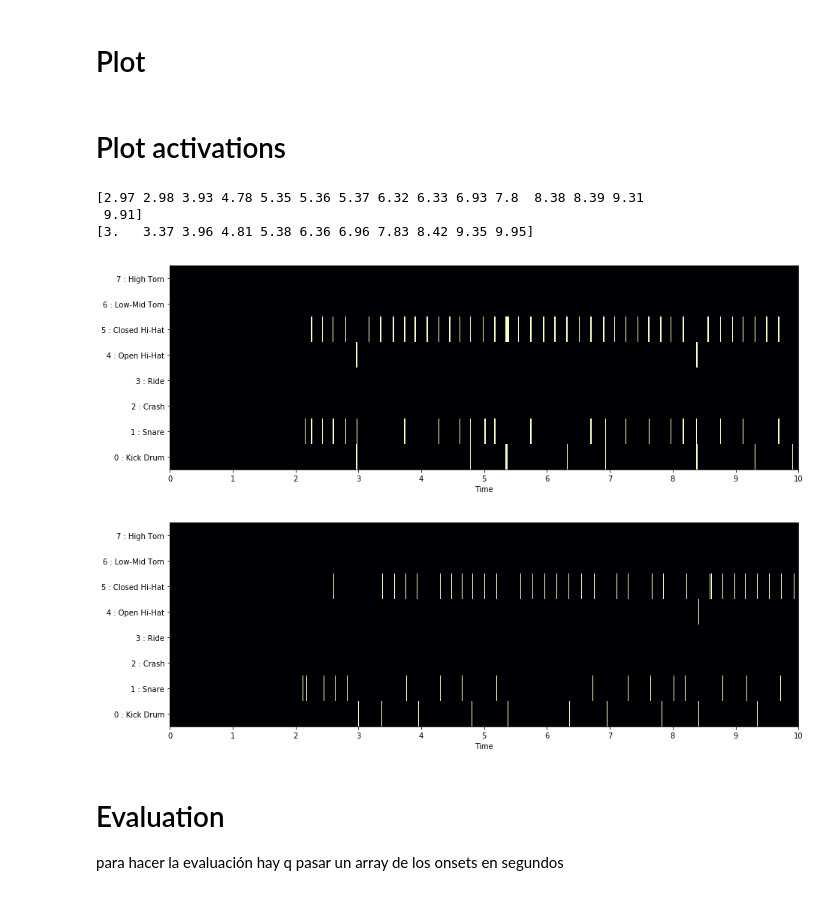
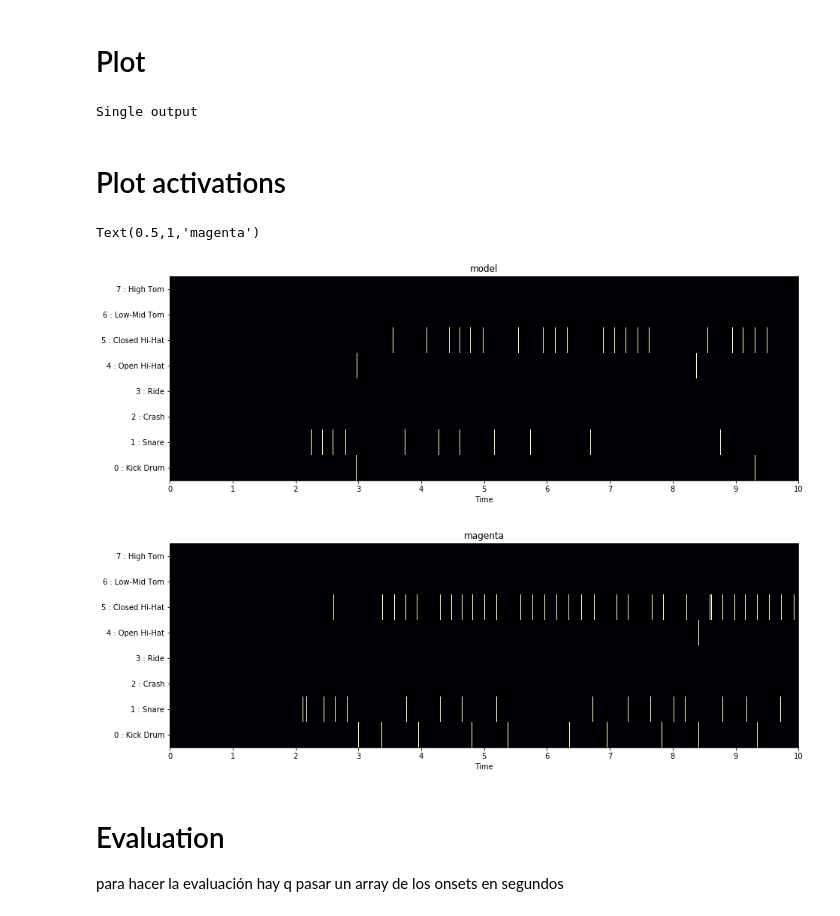
Before and after one commit to pelinski/crnn_multitask_adt, a Jupyter notebook: adt.ipynb, the cells around one changed output. Saved outputs shown, nothing was run; the diff lists cells and outputs as text; code cells hidden in the pictures.

Commit message:
added threshold evaluation routine

```diff
--- a/adt.ipynb
+++ b/adt.ipynb
@@ -169,35 +117,13 @@ drums_onsets = np.round(drums_onsets/0.01,0) # in samples
-# %%
-# map to 8 voices
-
-magenta_mapping = { # [key, [pitches]]
-    "kick":[0,[36]],
-    "snare":[1,[38,40,37]],
-    "crash":[2,[49,55,57,52]],
-    "ride":[3,[51,59,53]],
-    "open_hh":[4,[46,26]],
-    "closed_hh":[5,[42,22,44]],
-    "low_mid_tom":[6,[45,47]],
-    "high_tom":[7,[48,50]]
-}
-
-magenta_transcription = np.zeros([length_in_samples,8])
-
-for onset,inst in zip(drums_onsets,drums_instrument):
-    onset = int(onset)
-
-    # map pretty_midi pitch to magenta pitch value
-    for magenta_inst in magenta_mapping.keys():
-
-        if inst in magenta_mapping[magenta_inst][1]:
-            magenta_transcription[onset][magenta_mapping[magenta_inst][0]] = 1
 # %% [markdown]
 ### Get magenta onsets function
 # %%
-# write in a function
+import pretty_midi
 
 def get_magenta_onsets(input_midi_file):
     # read with prettyMIDI
     midi_data = pretty_midi.PrettyMIDI(input_midi_file)
+
+    length_in_samples = int(midi_data.get_end_time()/0.01)
 
     # extract onsets from midi file with midi_data.get_onsets()
     onsets = midi_data.get_onsets()
@@ -283,23 +207,26 @@ def plot_activations(X, start_s, stop_s, sample_interval, sr=44100, size=(15,5))
 input_audio_file = 'groove/drummer1/session1/1_funk_80_beat_4-4.wav'
 input_midi_file = input_audio_file.split('.')[-2] + '.mid'
 
-
-
-# add threshold
-out_8v_thres = out_8v
-out_8v_thres[out_8v < 0.05] = 0
-out_8v_thres[out_8v_thres>0] = 1
+magenta_transcription = get_magenta_onsets(input_midi_file)
+out_8v = get_model_onsets(input_audio_file)
+# %% [output]
+Single output
 # %% [markdown]
 # Plot activations
 # %%
+threshold = 0.5
+out_8v_thres = np.array(out_8v)
+out_8v_thres[out_8v < threshold] = 0
+out_8v_thres[out_8v_thres>0] = 1
+
 plot_activations(out_8v_thres, 0, 10, 0.01)
+plt.title('model')
 plot_activations(magenta_transcription, 0, 10, 0.01)
+plt.title('magenta')
 # %% [output]
-[2.97 2.98 3.93 4.78 5.35 5.36 5.37 6.32 6.33 6.93 7.8  8.38 8.39 9.31
- 9.91]
-[3.   3.37 3.96 4.81 5.38 6.36 6.96 7.83 8.42 9.35 9.95]
+Text(0.5,1,'magenta')
-[figure, old version]
+[figure, new version]
-[figure, old version]
+[figure, new version]
 # %% [markdown]
 # Evaluation
 para hacer la evaluación hay q pasar un array de los onsets en segundos
```
Also changed, not shown: parts of 13 cells of this notebook.
